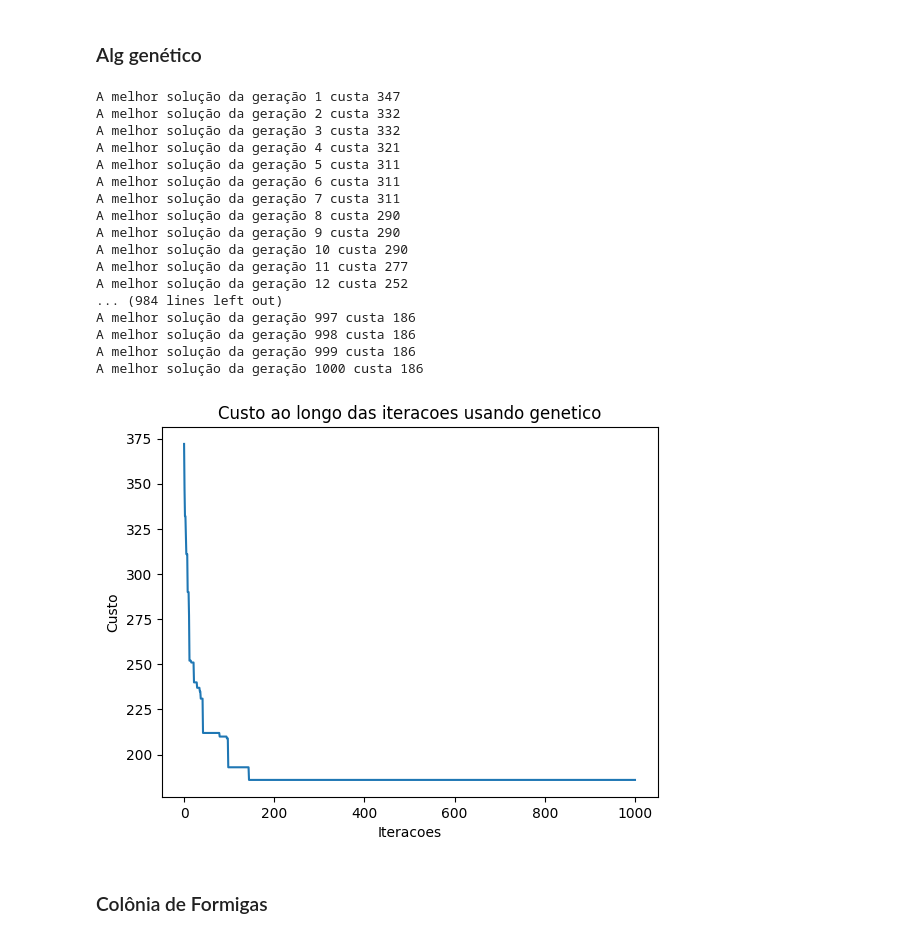
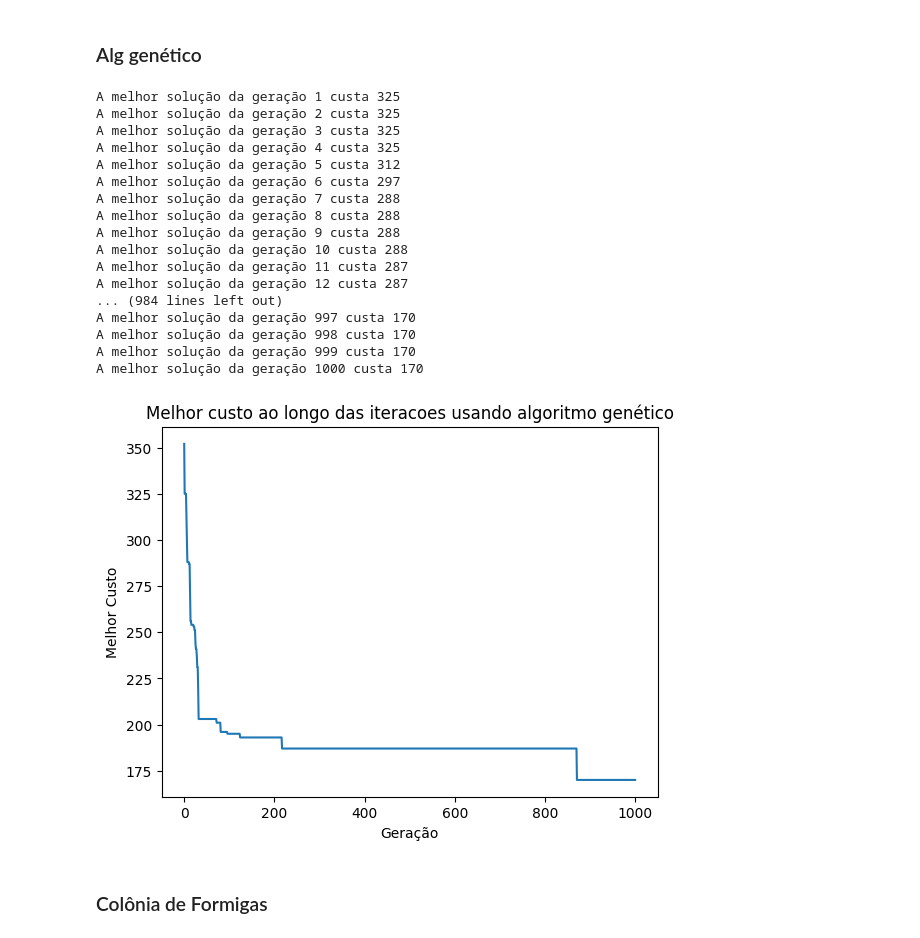
Before and after one commit to Lucasaraga0/Inteligencia_Artificial, a Jupyter notebook: Trab_1/projeto_1.ipynb, the cells around one changed output. Drawn from its saved outputs; the diff is of its cells as text; code cells hidden in the pictures.

```diff
--- a/Trab_1/projeto_1.ipynb
+++ b/Trab_1/projeto_1.ipynb
@@ -237,34 +241,34 @@ cost_matrix = [
 ]
 # %% [markdown]
 ### Alg genético
+# %%
+bests = selecao_natural(matriz= cost_matrix, num_geracoes= 1000, tam_pop= 100, taxa_mutacao= 0.3)
+# %% [output]
+A melhor solução da geração 1 custa 325
+A melhor solução da geração 2 custa 325
+A melhor solução da geração 3 custa 325
+A melhor solução da geração 4 custa 325
+A melhor solução da geração 5 custa 312
+A melhor solução da geração 6 custa 297
+A melhor solução da geração 7 custa 288
+A melhor solução da geração 8 custa 288
+A melhor solução da geração 9 custa 288
+A melhor solução da geração 10 custa 288
+A melhor solução da geração 11 custa 287
+A melhor solução da geração 12 custa 287
+... (984 lines left out)
+A melhor solução da geração 997 custa 170
+A melhor solução da geração 998 custa 170
+A melhor solução da geração 999 custa 170
+A melhor solução da geração 1000 custa 170
 # %%
-bests = selecao_natural(matriz= cost_matrix, num_geracoes= 1000, tam_pop= 100, taxa_mutacao= 0.3)
-
-
 plt.plot(bests)
-plt.title("Custo ao longo das iteracoes usando genetico")
-plt.xlabel("Iteracoes")
-plt.ylabel("Custo")
+plt.title("Melhor custo ao longo das iteracoes usando algoritmo genético")
+plt.xlabel("Geração")
+plt.ylabel("Melhor Custo")
 plt.show()
 # %% [output]
-A melhor solução da geração 1 custa 347
-A melhor solução da geração 2 custa 332
-A melhor solução da geração 3 custa 332
-A melhor solução da geração 4 custa 321
-A melhor solução da geração 5 custa 311
-A melhor solução da geração 6 custa 311
-A melhor solução da geração 7 custa 311
-A melhor solução da geração 8 custa 290
-A melhor solução da geração 9 custa 290
-A melhor solução da geração 10 custa 290
-A melhor solução da geração 11 custa 277
-A melhor solução da geração 12 custa 252
-... (984 lines left out)
-A melhor solução da geração 997 custa 186
-A melhor solução da geração 998 custa 186
-A melhor solução da geração 999 custa 186
-A melhor solução da geração 1000 custa 186
-[figure, old version]
+[figure, new version]
 # %% [markdown]
 ### Colônia de Formigas
 # %%
```
Also changed, not shown: parts of 5 cells of this notebook.
